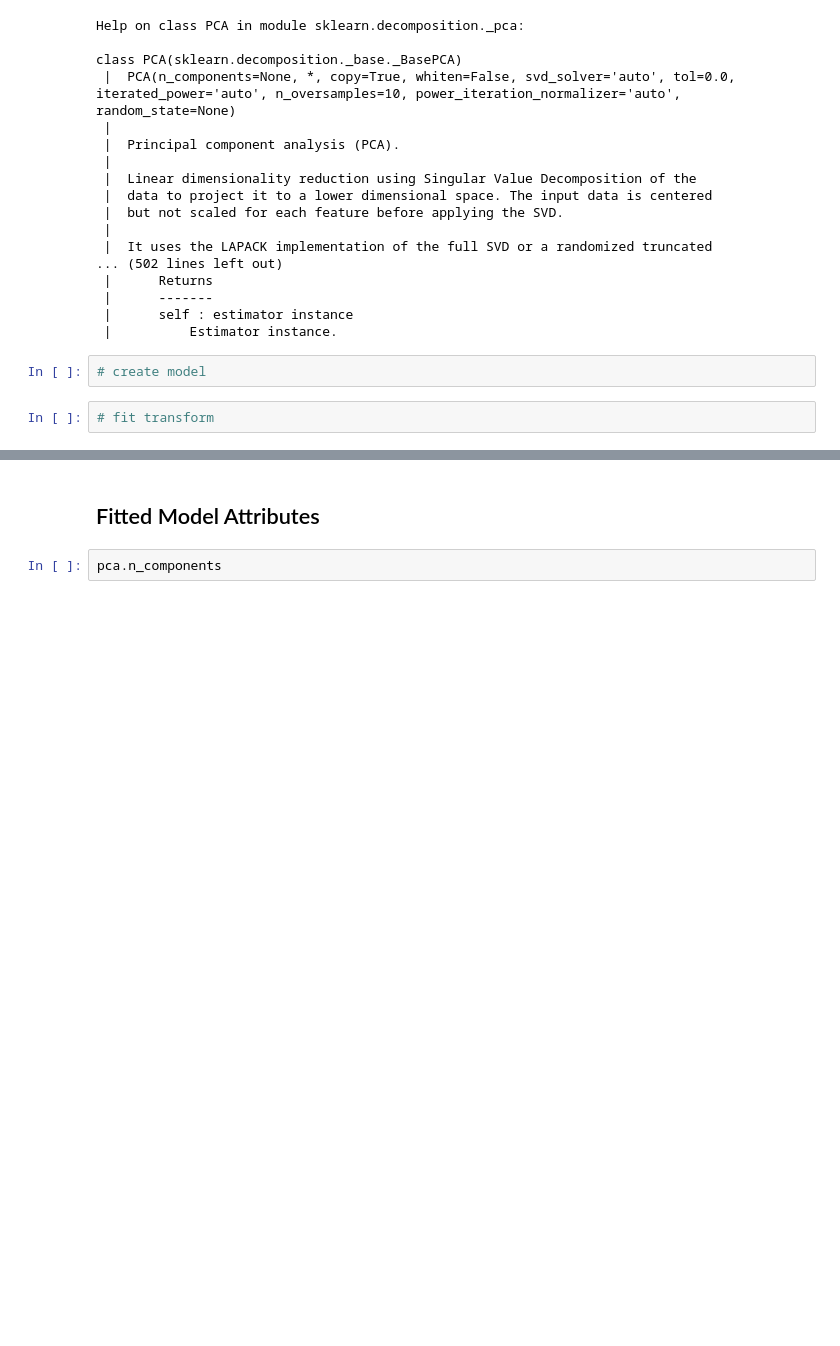
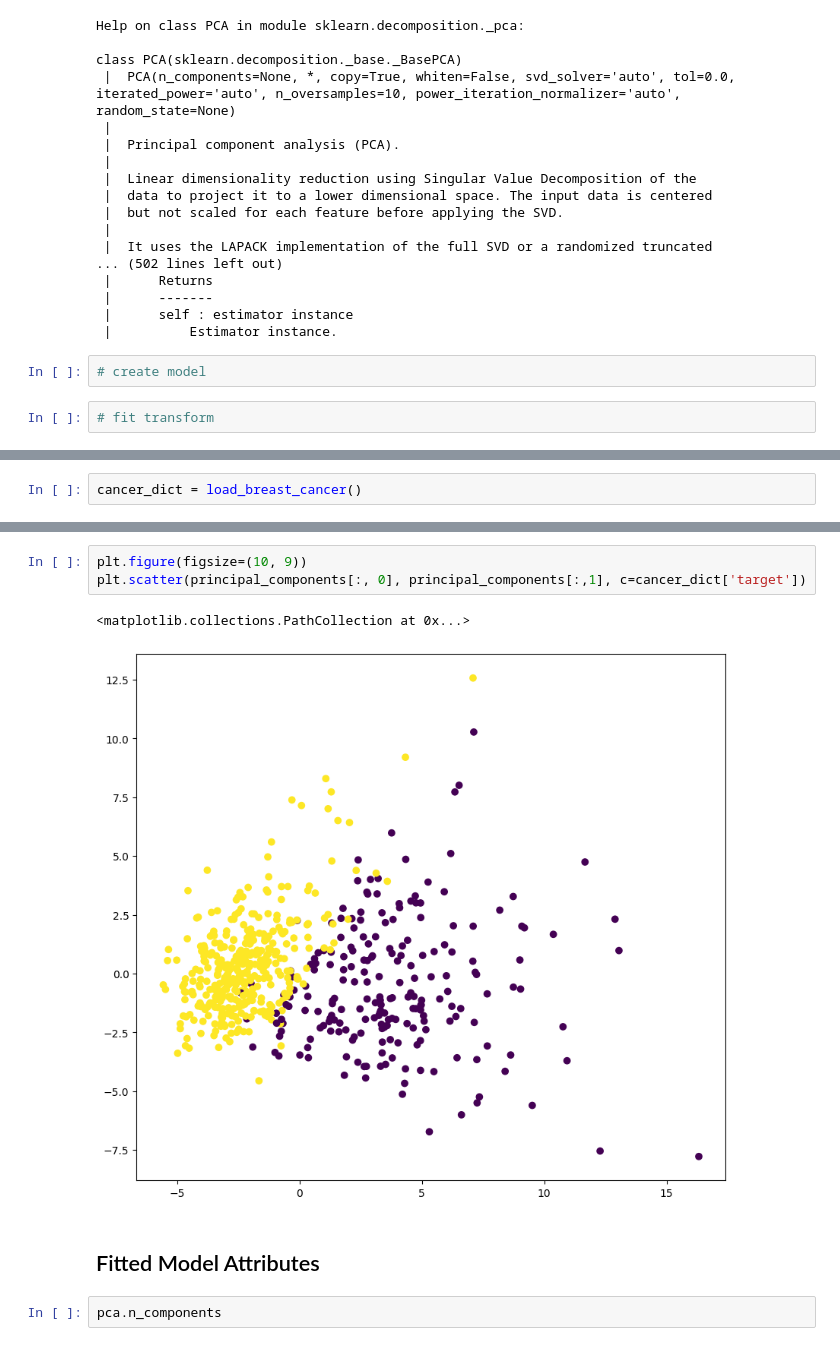
Before and after one commit to pg-88/ARTIFICIAL-INTELLIGENCE-MACHINE-LEARNING, a Jupyter notebook: python/PCA-Principal-Component-Analysis/01-PCA-Scikit-Learn.ipynb, the cells around one changed output, grey strips where cells are left out. Drawn from its saved outputs; the diff is of its cells as text; blank space fills up the shorter version.

```diff
--- a/python/PCA-Principal-Component-Analysis/01-PCA-Scikit-Learn.ipynb
+++ b/python/PCA-Principal-Component-Analysis/01-PCA-Scikit-Learn.ipynb
@@ -179,0 +229,2 @@ class PCA(sklearn.decomposition._base._BasePCA)
+# %%
+cancer_dict = load_breast_cancer()
@@ -180,3 +251,9 @@ class PCA(sklearn.decomposition._base._BasePCA)
+# %%
+plt.figure(figsize=(10, 9))
+plt.scatter(principal_components[:, 0], principal_components[:,1], c=cancer_dict['target'])
+# %% [output]
+<matplotlib.collections.PathCollection at 0x...>
+[figure, added]
 # %% [markdown]
 ## Fitted Model Attributes
 # %%
```
Also changed, not shown: parts of 15 cells of this notebook, 1 other file.
